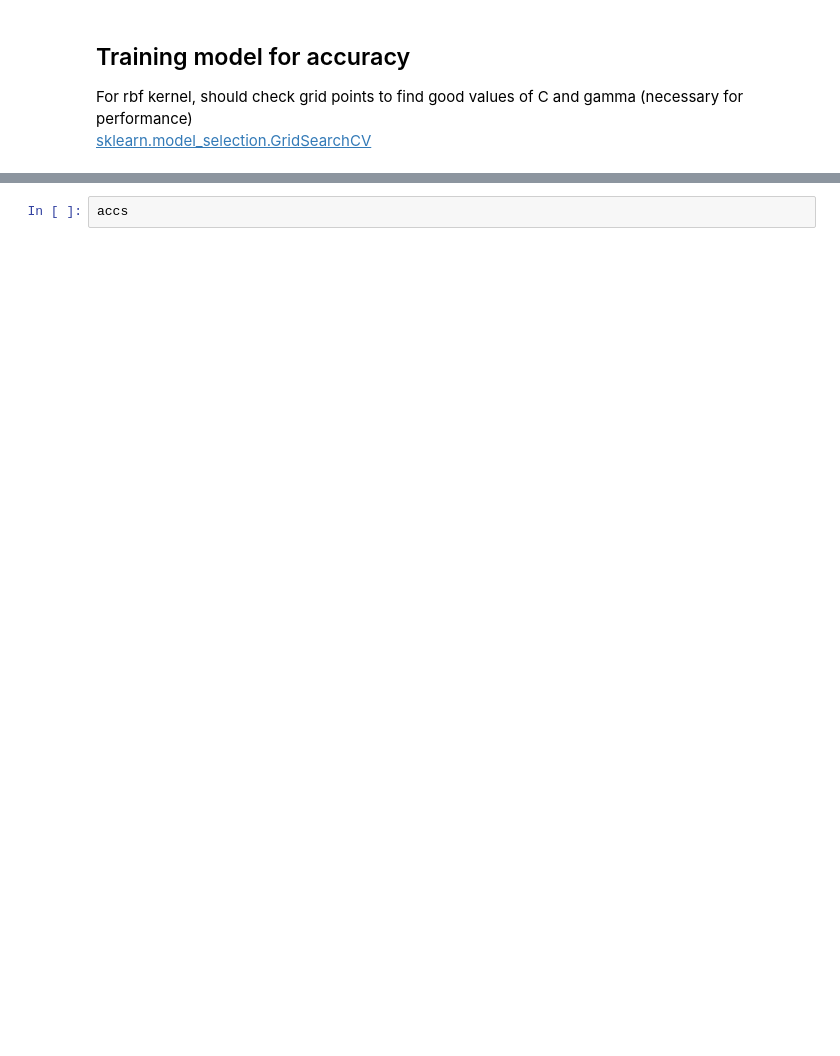
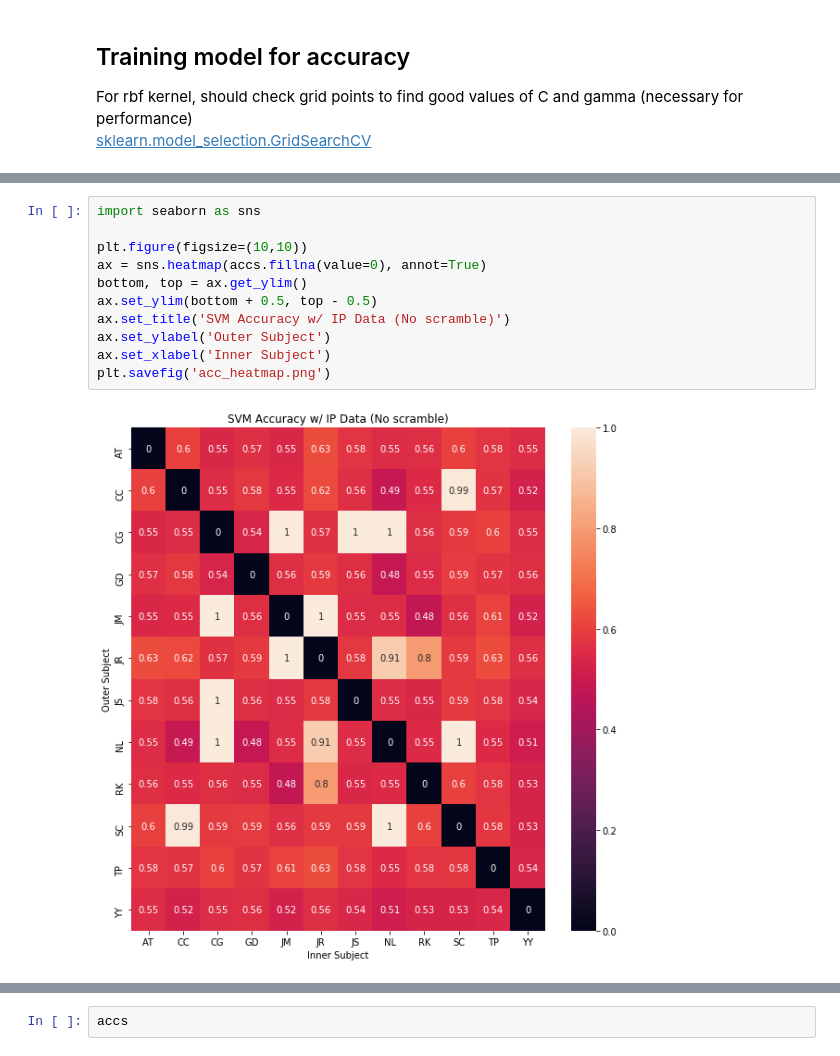
Before and after one commit to alexxyu/fmri-svm, a Jupyter notebook: SVM Classifier.ipynb, the cells around one changed output, grey strips where cells are left out. Drawn from its saved outputs; the diff is of its cells as text; blank space fills up the shorter version.

```diff
--- a/SVM Classifier.ipynb
+++ b/SVM Classifier.ipynb
@@ -209,0 +294,13 @@ Currently on outer subject #11.
+# %%
+import seaborn as sns
+
+plt.figure(figsize=(10,10))
+ax = sns.heatmap(accs.fillna(value=0), annot=True)
+bottom, top = ax.get_ylim()
+ax.set_ylim(bottom + 0.5, top - 0.5)
+ax.set_title('SVM Accuracy w/ IP Data (No scramble)')
+ax.set_ylabel('Outer Subject')
+ax.set_xlabel('Inner Subject')
+plt.savefig('acc_heatmap.png')
+# %% [output]
+[figure, added]
```
Also changed, not shown: parts of 18 cells of this notebook, 6 other files.
